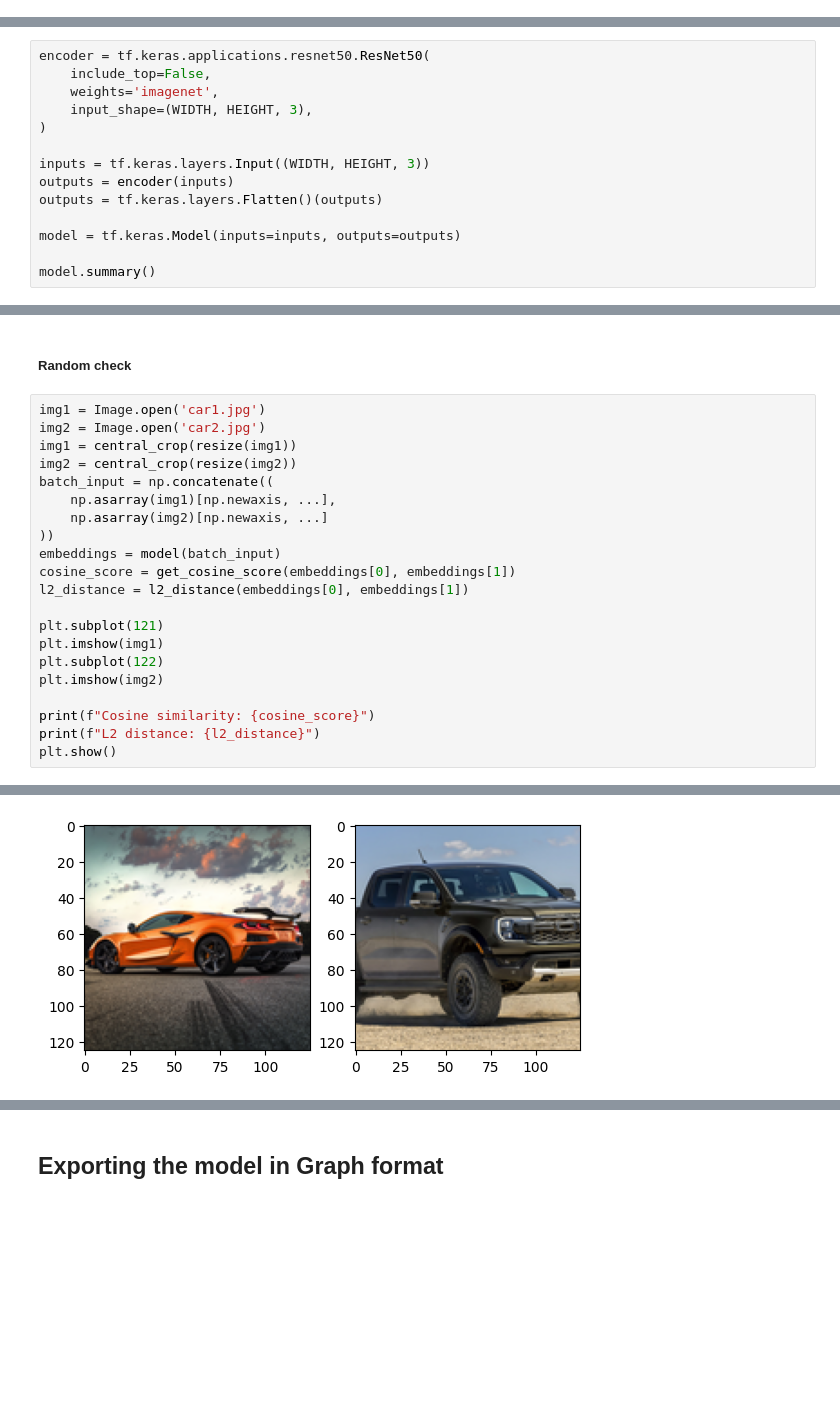
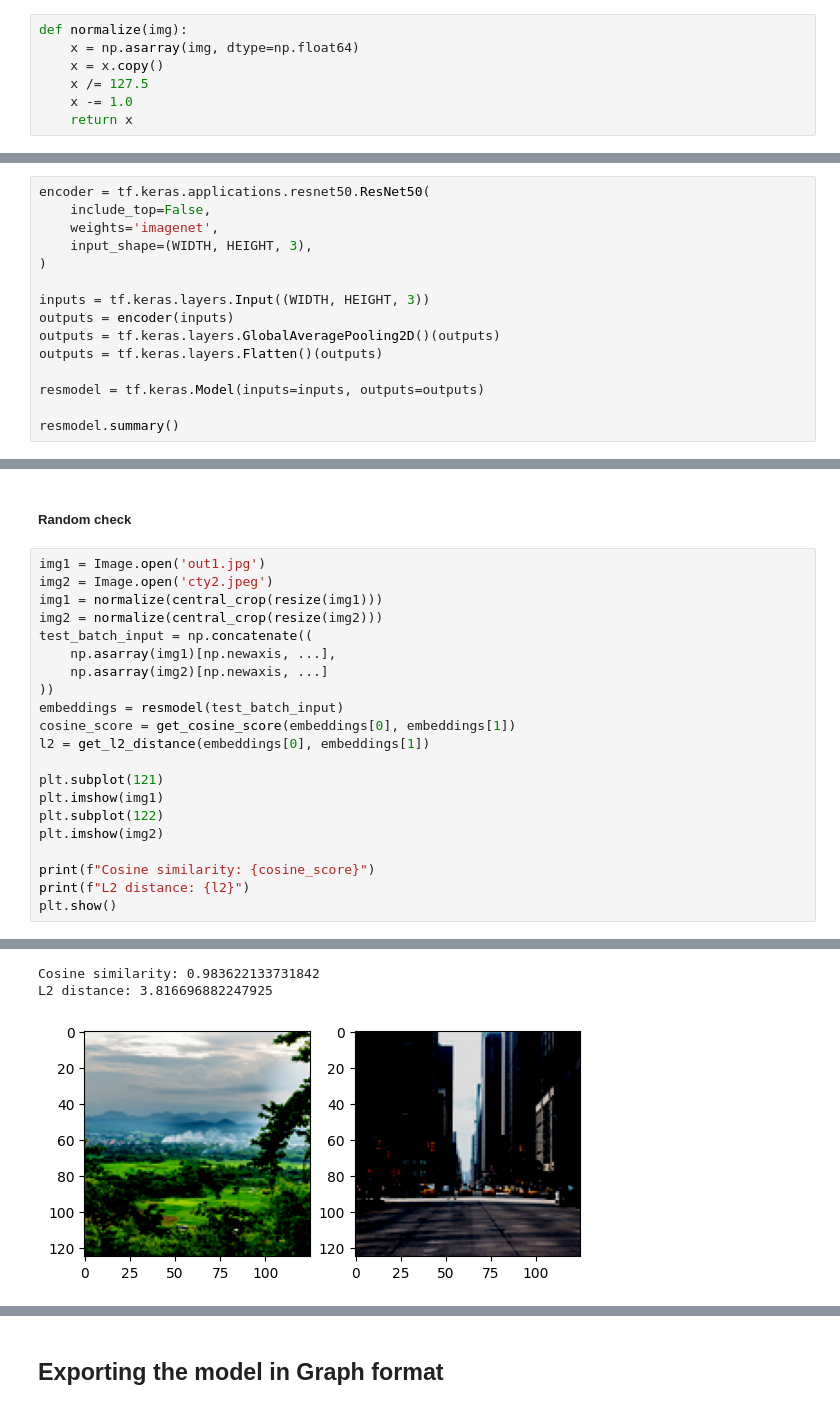
Before and after one commit to yeaung276/ImageSearch, a Jupyter notebook: ExploratoryAnalysis.ipynb, the cells around one changed output, grey strips where cells are left out. Saved outputs shown, nothing was run; the diff lists cells and outputs as text; blank space fills up the shorter version.

```diff
--- a/ExploratoryAnalysis.ipynb
+++ b/ExploratoryAnalysis.ipynb
@@ -37,6 +37,13 @@ def central_crop(img):
     left = int(width/2) - upper_bound_w
     right = int(width/2) + lower_bound_w
     return img.crop((left, top, right, bottom))
+# %%
+def normalize(img):
+    x = np.asarray(img, dtype=np.float64)
+    x = x.copy()
+    x /= 127.5
+    x -= 1.0
+    return x
 # %%
 img1 = Image.open('car1.jpg')
 img2 = Image.open('car2.jpg')
@@ -169,9 +218,10 @@ encoder = tf.keras.applications.resnet50.ResNet50(
 
 inputs = tf.keras.layers.Input((WIDTH, HEIGHT, 3))
 outputs = encoder(inputs)
+outputs = tf.keras.layers.GlobalAveragePooling2D()(outputs)
 outputs = tf.keras.layers.Flatten()(outputs)
 
-model = tf.keras.Model(inputs=inputs, outputs=outputs)
+resmodel = tf.keras.Model(inputs=inputs, outputs=outputs)
 
-model.summary()
+resmodel.summary()
 # %% [output]
@@ -234,17 +254,17 @@ Text(0.5, 1.0, 'L2 distance')
 # %% [markdown]
 ##### Random check
 # %%
-img1 = Image.open('car1.jpg')
-img2 = Image.open('car2.jpg')
-img1 = central_crop(resize(img1))
-img2 = central_crop(resize(img2))
-batch_input = np.concatenate((
+img1 = Image.open('out1.jpg')
+img2 = Image.open('cty2.jpeg')
+img1 = normalize(central_crop(resize(img1)))
+img2 = normalize(central_crop(resize(img2)))
+test_batch_input = np.concatenate((
     np.asarray(img1)[np.newaxis, ...],
     np.asarray(img2)[np.newaxis, ...]
 ))
-embeddings = model(batch_input)
+embeddings = resmodel(test_batch_input)
 cosine_score = get_cosine_score(embeddings[0], embeddings[1])
-l2_distance = l2_distance(embeddings[0], embeddings[1])
+l2 = get_l2_distance(embeddings[0], embeddings[1])
 
 plt.subplot(121)
 plt.imshow(img1)
@@ -252,6 +272,6 @@ plt.subplot(122)
 plt.imshow(img2)
 
 print(f"Cosine similarity: {cosine_score}")
-print(f"L2 distance: {l2_distance}")
+print(f"L2 distance: {l2}")
 plt.show()
 # %% [output]
@@ -260 +280,3 @@ L2 distance: 332.8226013183594
+Cosine similarity: 0.983622133731842
+L2 distance: 3.816696882247925
-[figure, old version]
+[figure, new version]
```
Also changed, not shown: parts of 19 cells of this notebook, 25 other files.
